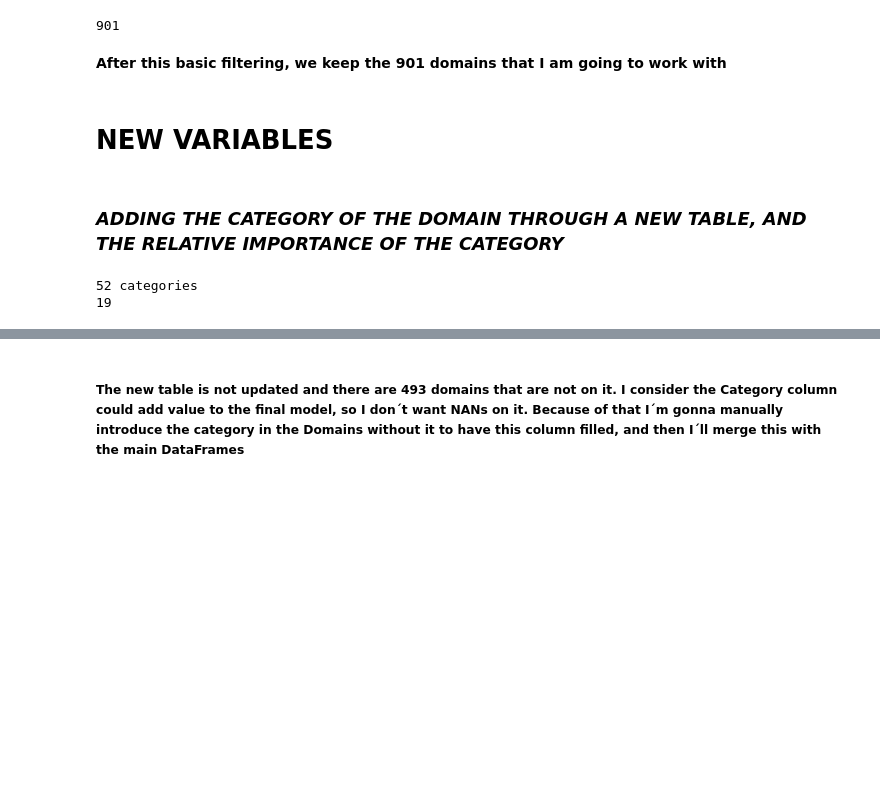
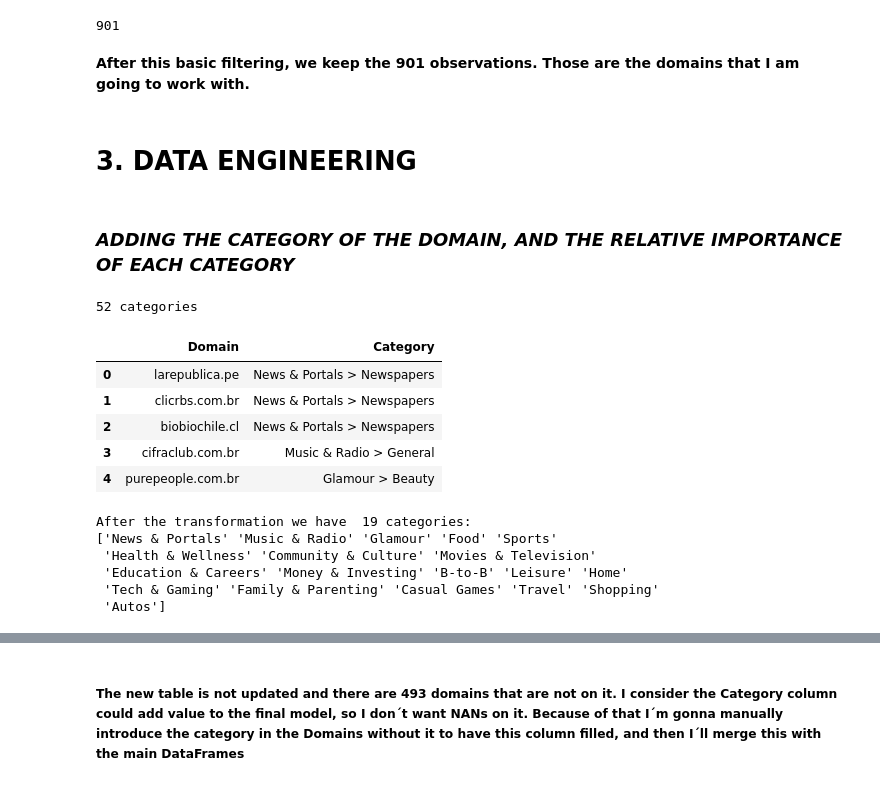
Before and after one commit to rfisla/FINAL-PROJECT-OF-KSCHOOL-MASTER, a Jupyter notebook: Full Data Interpretation.ipynb, the cells around one changed output, grey strips where cells are left out. Drawn from its saved outputs; the diff is of its cells as text; code cells hidden in the pictures; blank space fills up the shorter version.

```diff
--- a/Full Data Interpretation.ipynb
+++ b/Full Data Interpretation.ipynb
@@ -136,35 +143,48 @@ print(len(data['Domain'].unique()))
 # %% [output]
 901
 # %% [markdown]
-**After this basic filtering, we keep the 901 domains that I am going to work with**
+**After this basic filtering, we keep the 901 observations. Those are the domains that I am going to work with.**
-# %% [markdown]
-# NEW VARIABLES
+# %% [markdown]
+# 3. DATA ENGINEERING
 # %% [markdown]
-### ***ADDING THE CATEGORY OF THE DOMAIN THROUGH A NEW TABLE, AND THE RELATIVE IMPORTANCE OF THE CATEGORY***
+### ***ADDING THE CATEGORY OF THE DOMAIN, AND THE RELATIVE IMPORTANCE OF EACH CATEGORY***
 # %%
 categories = pd.read_csv('DATA/Index Exchange Quality Inventory Mapping - Existing Acccount-Reseller-Domains - Compliance.csv')
 categories.columns = ['Unnamed: 0', 'Partner/Seller Name', 'Partner/Seller ID',
        'Inventory Relationship\n(select from dropdown)', 'Domain',
        'Category', 'Monthly Volume', 'Ad Formats',
        'Banner/Player Dimensions']
 
 print(len(categories['Category'].unique()), 'categories')
+display(categories[['Domain','Category']].head(5))
 
 import re
 pattern = '>'
 renamed_categories = []
 for string in categories['Category']:
     text = string
     match = re.search(pattern, text)
     s = match.start()
     renamed_categories.append(string[:s])
 categories['Category'] = categories['Category'].replace(categories['Category'].values, renamed_categories )
 categories['Category'] = categories['Category'].map(lambda x: x.strip()) # to reomve the blank space in the end of the strings
 
-print(len(categories['Category'].unique()))
+print('After the transformation we have ',len(categories['Category'].unique()), 'categories:')
+print(categories['Category'].unique())
 # %% [output]
 52 categories
-19
+|  | Domain | Category |
+| 0 | larepublica.pe | News & Portals > Newspapers |
+| 1 | clicrbs.com.br | News & Portals > Newspapers |
+| 2 | biobiochile.cl | News & Portals > Newspapers |
+| 3 | cifraclub.com.br | Music & Radio > General |
+| 4 | purepeople.com.br | Glamour > Beauty |
+After the transformation we have  19 categories:
+['News & Portals' 'Music & Radio' 'Glamour' 'Food' 'Sports'
+ 'Health & Wellness' 'Community & Culture' 'Movies & Television'
+ 'Education & Careers' 'Money & Investing' 'B-to-B' 'Leisure' 'Home'
+ 'Tech & Gaming' 'Family & Parenting' 'Casual Games' 'Travel' 'Shopping'
+ 'Autos']
 # %%
 categories_importance = pd.DataFrame(categories.groupby('Category')['Monthly Volume'].sum().sort_values(ascending=False).reset_index())
 
```
Also changed, not shown: parts of 88 cells of this notebook.
